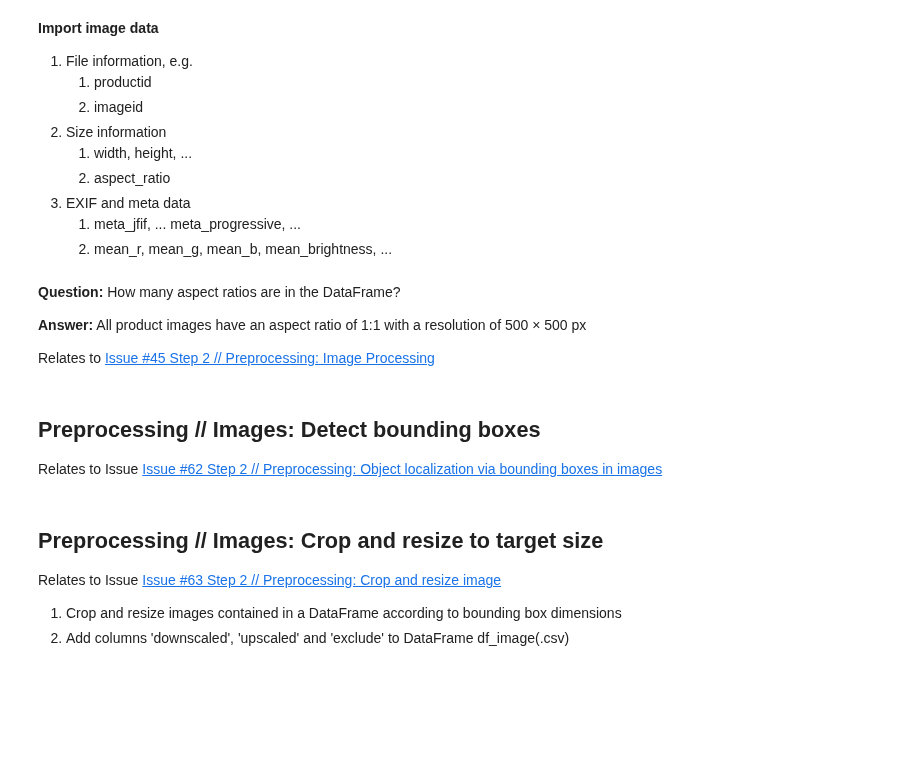
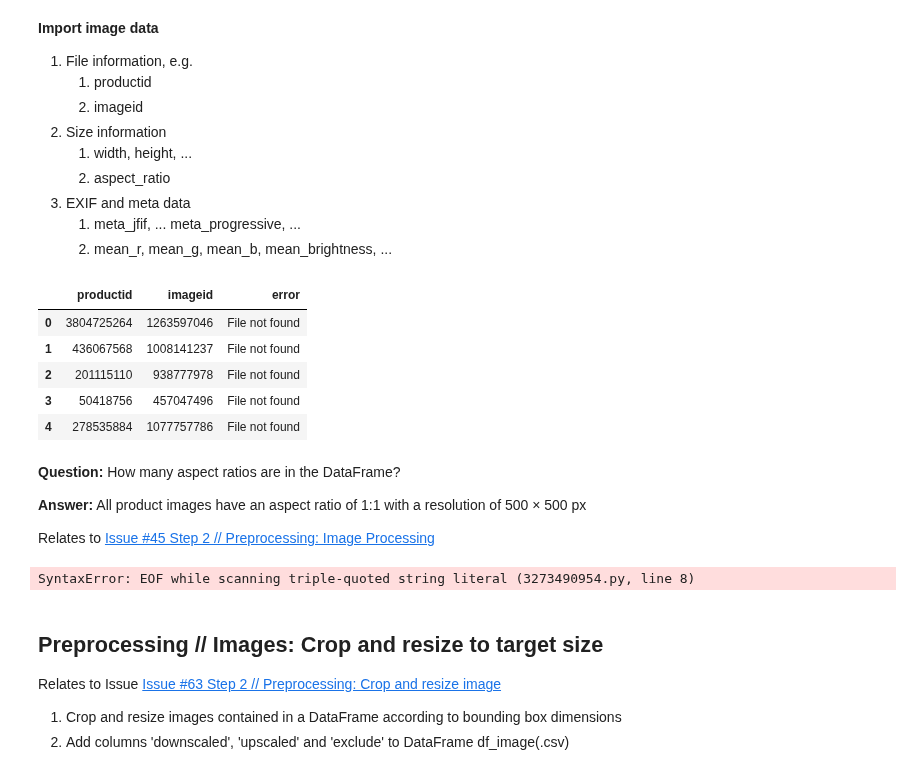
Before and after one commit to Wilsbert12/Data_Science_Classification_of_Rakuten_Challenge_Multimodal_Soft_Vote, a Jupyter notebook: Rakuten_eCommerce_Products.ipynb, the cells around one changed output. Drawn from its saved outputs; the diff is of its cells as text; code cells hidden in the pictures; blank space fills up the shorter version.

Commit message:
Was stuck again in some weird Github issue.

```diff
--- a/Rakuten_eCommerce_Products.ipynb
+++ b/Rakuten_eCommerce_Products.ipynb
@@ -221,6 +319,16 @@ df_image = pd.read_csv("df_image.csv", index_col="productid")
 3. EXIF and meta data
     1. meta_jfif, ... meta_progressive, ...
     2. mean_r, mean_g, mean_b, mean_brightness, ...
+# %%
+df_image = pd.read_csv('df_image.csv')
+df_image.head()
+# %% [output]
+|  | productid | imageid | error |
+| 0 | 3804725264 | 1263597046 | File not found |
+| 1 | 436067568 | 1008141237 | File not found |
+| 2 | 201115110 | 938777978 | File not found |
+| 3 | 50418756 | 457047496 | File not found |
+| 4 | 278535884 | 1077757786 | File not found |
 # %% [markdown]
 **Question:** How many aspect ratios are in the DataFrame?
 
@@ -228,15 +336,14 @@ df_image = pd.read_csv("df_image.csv", index_col="productid")
 
 Relates to [Issue #45 Step 2 // Preprocessing: Image Processing](https://github.com/PeterStieg/feb25_bds_classification-of-rakuten-e-commerce-products/issues/45)
 # %%
-# pt_img_ar as in "Pivot Table for Images' Aspect Ratio"
-pt_img_ar = pd.pivot_table(df_image[['aspect_ratio', 'width', 'height']],
+"""
+df_img_pt = pd.pivot_table(df_image[['aspect_ratio', 'width', 'height']],
                            index='aspect_ratio',
                            aggfunc={'aspect_ratio': 'count', 'height': 'mean', 'width': 'mean'})
 
 pt_img_ar = pt_img_ar.rename(columns={'aspect_ratio': 'count'})
 
-pt_img_ar
+df_img_pt"
+"""
+# %% [output]
+SyntaxError: EOF while scanning triple-quoted string literal (3273490954.py, line 8)
-# %% [markdown]
-## Preprocessing // Images: Detect bounding boxes
-
-Relates to Issue [Issue #62 Step 2 // Preprocessing: Object localization via bounding boxes in images](https://github.com/PeterStieg/feb25_bds_classification-of-rakuten-e-commerce-products/issues/62)
```
Also changed, not shown: parts of 31 cells of this notebook, 2 other files.
